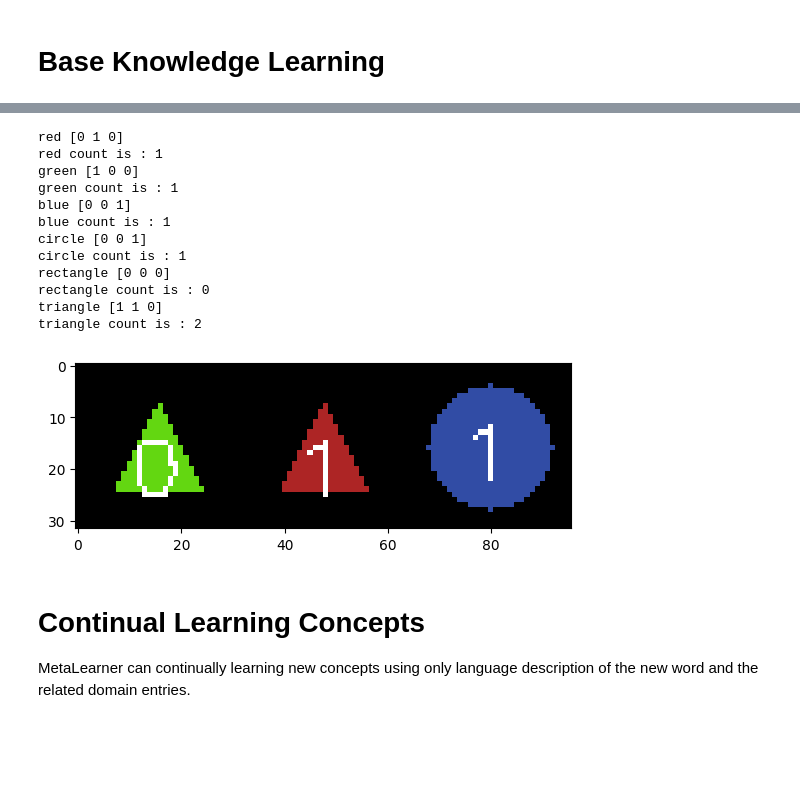
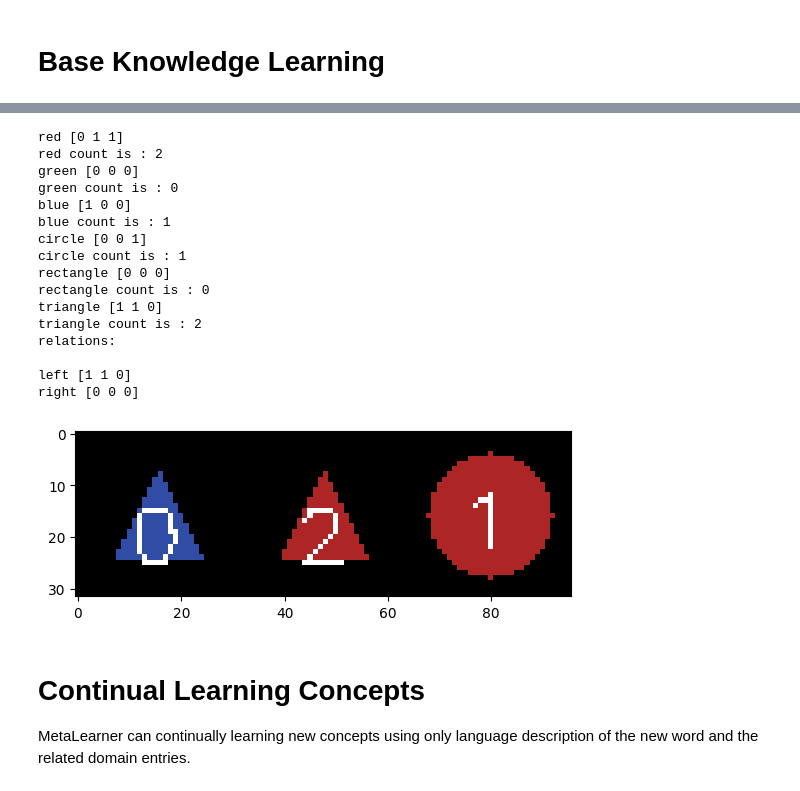
Before and after one commit to ZongjingLi/MetaLearner, a Jupyter notebook: debug_domain.ipynb, the cells around one changed output, grey strips where cells are left out. Saved outputs shown, nothing was run; the diff lists cells and outputs as text; code cells hidden in the pictures; blank space fills up the shorter version.

```diff
--- a/debug_domain.ipynb
+++ b/debug_domain.ipynb
@@ -11,16 +11,16 @@ import numpy as np
 np.random.seed(seed)
 
 import matplotlib.pyplot as plt
-from datasets.baseprim.marked_integer_dataset import MixedSprites3Dataset
+from datasets.primitive.marked_integer_dataset import MixedSprites3Dataset
 
-from datasets.baseprim.shape3 import Shapes3Dataset
+from datasets.primitive.shape3 import Shapes3Dataset
 
 dataset_size =2048
 test_size = 256
 
-percent = 0.5
-train_dataset = MixedSprites3Dataset(dataset_size=dataset_size// 1, p = percent)  # create a dataset with 1024 samples
-test_dataset = MixedSprites3Dataset(dataset_size=test_size, p = percent)  # create a dataset with 128 samples for testing
+percent = 1.0
+train_dataset = MixedSprites3Dataset(dataset_size=dataset_size// 1, p = percent, unary = 0.6)  # create a dataset with 1024 samples
+test_dataset = MixedSprites3Dataset(dataset_size=test_size, p = percent, unary = 0.6)  # create a dataset with 128 samples for testing
 
 #train_dataset = Shapes3Dataset(dataset_size = 1024)
 #test_dataset = Shapes3Dataset(dataset_size = 128)
@@ -105,12 +81,14 @@ from core.model import MetaLearner
 learner = MetaLearner([])
 learner.load_ckpt("outputs/checkpoints/logic")
 
-i = 3
+i = 5
 img = train_logic_dataset[i]['image']
 grounding = {"image": img}
 plt.imshow(img.permute(1, 2, 0).numpy())
 
 tags = ["red","green", "blue", "circle", "rectangle", "triangle"]
+
+rels = ["left", "right"]
 
 for tag in tags:
     program = f"filter:Logic(scene:Objects(), {tag}:Objects )"
@@ -120,4 +98,14 @@ for tag in tags:
     program = f"count:Logic( filter:Logic(scene:Objects(), {tag}:Objects ) )"
     measure, _ = learner.executor.additive_evaluation(program, grounding)
     print(f"{tag} count is : {int(measure.value +0.5)}")
+
+print("relations:\n")
+
+tag = "circle:Objects"
+for rel in rels:
+    program = f"relate:Logic(filter:Logic(scene:Objects(), {tag}), scene:Objects(), {rel}:Objects )"
+
+    measure, _ = learner.executor.additive_evaluation(program, grounding)
+
+    print(rel,(measure.value[:,0].sigmoid() + 0.5).int().detach().numpy())
 # %% [output]
@@ -128,16 +116,20 @@ for tag in tags:
-red [0 1 0]
-red count is : 1
-green [1 0 0]
-green count is : 1
-blue [0 0 1]
+red [0 1 1]
+red count is : 2
+green [0 0 0]
+green count is : 0
+blue [1 0 0]
 blue count is : 1
 circle [0 0 1]
 circle count is : 1
 rectangle [0 0 0]
 rectangle count is : 0
 triangle [1 1 0]
 triangle count is : 2
+relations:
+
+left [1 1 0]
+right [0 0 0]
-[figure, old version]
+[figure, new version]
 # %%
 #learner.save_ckpt("outputs/checkpoints/logic") #avg_loss=3.0656, avg_acc=0.5201
 # %% [markdown]
```
Also changed, not shown: parts of 13 cells of this notebook, 52 other files.
